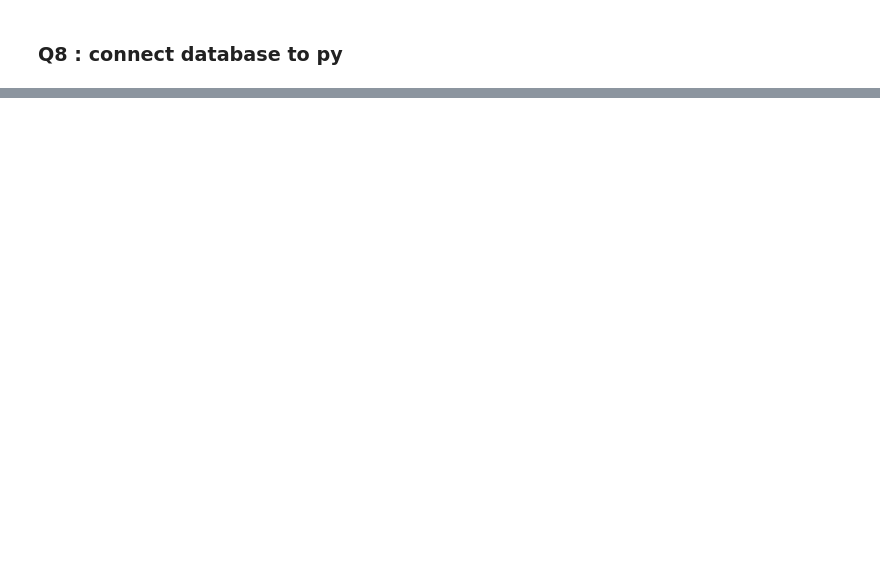
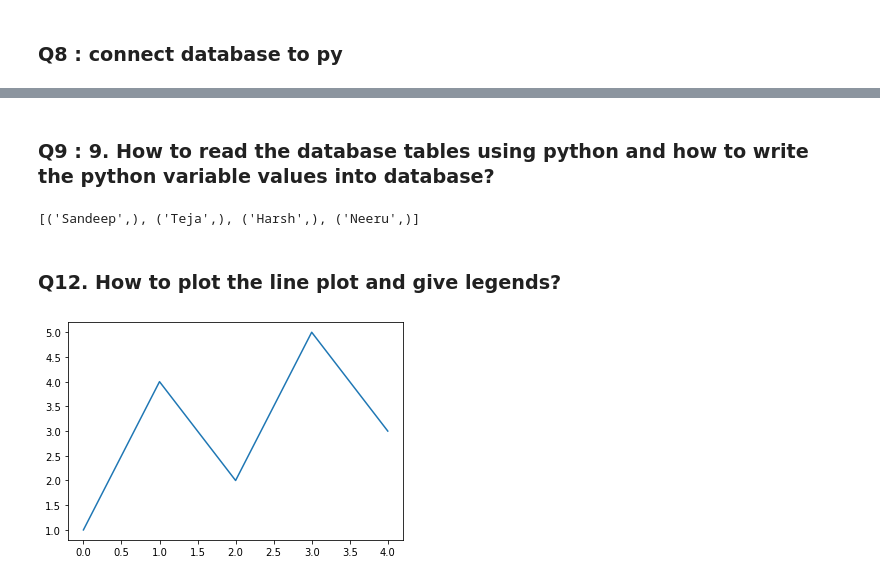
Before and after one commit to SandeepK1729/Advanced-Python-Programming, a Jupyter notebook: APP.ipynb, the cells around one changed output, grey strips where cells are left out. Saved outputs shown, nothing was run; the diff lists cells and outputs as text; code cells hidden in the pictures; blank space fills up the shorter version.

```diff
--- a/APP.ipynb
+++ b/APP.ipynb
@@ -161,0 +137,39 @@ con.close()
+# %% [markdown]
+### Q9 : 9.	How to read the database tables using python and how to write the python variable values into database?
+# %%
+# import module
+from sqlite3 import connect
+
+# connect to database
+con = connect('database.db')
+
+# create a cursor
+cur = con.cursor()
+
+# execute commandas
+cur.execute("SELECT * FROM hello")
+print(cur.fetchall())
+
+# insertion
+# cur.execute("INSERT INTO hello VALUES ('Neeru');")
+
+# commit connection
+con.commit()
+
+# close cursor and connection
+cur.close()
+con.close()
+# %% [output]
+[('Sandeep',), ('Teja',), ('Harsh',), ('Neeru',)]
+# %% [markdown]
+### Q12.	How to plot the line plot and give legends?
+# %%
+from matplotlib import pyplot as plt
+
+y = [1, 4, 2, 5, 3]
+
+plt.plot(y, label = 'redder')
+plt.legend(loc)
+plt.show()
+# %% [output]
+[figure, added]
```
Also changed, not shown: parts of 9 cells of this notebook.
